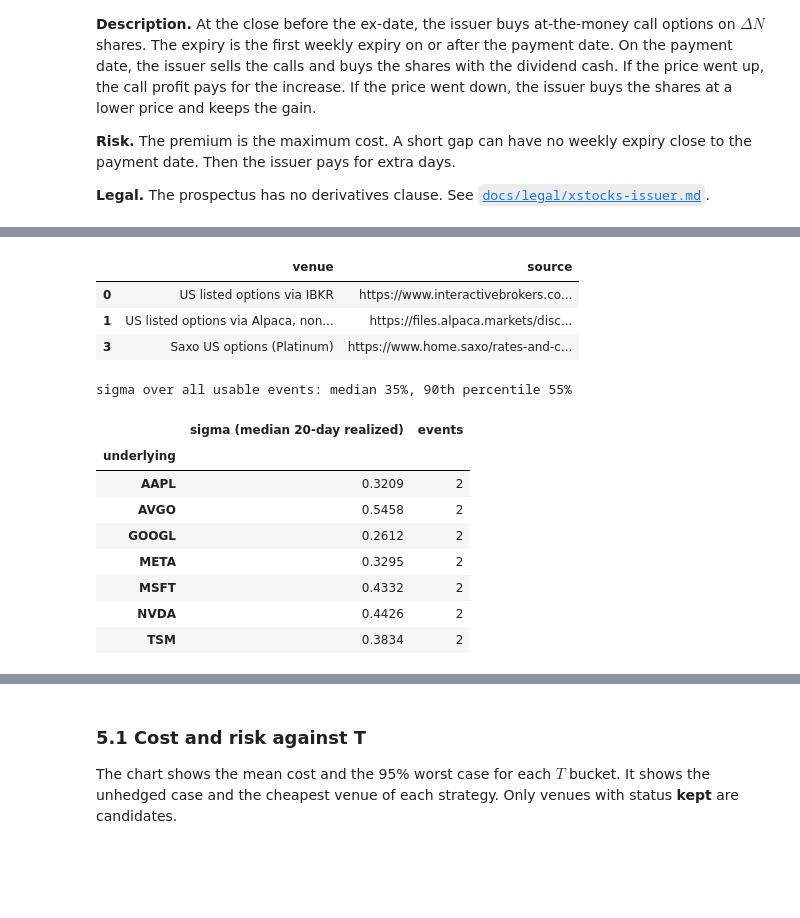
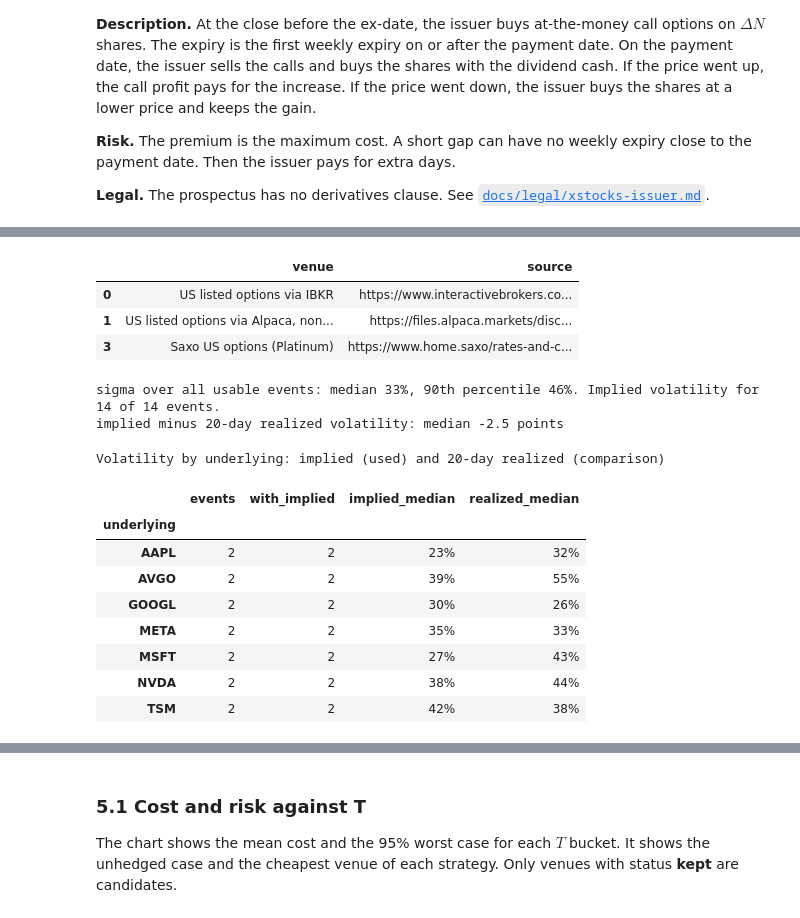
Before and after one commit to Robert29000/xstocks-hedge-research, a Jupyter notebook: hedge_research.ipynb, the cells around one changed output, grey strips where cells are left out. Cells and saved outputs as stored; diff of their text form; code cells hidden in the pictures; blank space fills up the shorter version.

```diff
--- a/hedge_research.ipynb
+++ b/hedge_research.ipynb
@@ -454,47 +553,56 @@ venues_c = pd.DataFrame([
     dict(venue="US listed options via Alpaca, non-retail", status="kept", fee_contract_side=0.40 + 0.025 + 0.015, contract_shares=100,
          check="CONFIRMED", note="non-retail tier 0.40 (up to 5k contracts a month) + OCC 0.025 + ORF 0.015.",
          legal="docs/legal/venues/alpaca.md", source="https://files.alpaca.markets/disclosures/library/BrokFeeSched.pdf"),
     dict(venue="CME E-mini S&P 500 options via IBKR (SPYx only)", status="kept", fee_contract_side=0.85 + 0.55, contract_shares=500,
          check="ASSUMPTION", note="IBKR 0.85 CONFIRMED. Exchange fee 0.55 ASSUMPTION. Daily expiries.",
          legal="docs/legal/venues/cme.md", source="https://www.cmegroup.com/trading/equity-index/files/es-options-product-codes-and-listing-calendar.pdf"),
     dict(venue="Saxo US options (Platinum)", status="excluded", fee_contract_side=1.00, contract_shares=100,
          check="CONFIRMED", note="exchange fees not included.",
          legal="docs/legal/venues/saxo.md", source="https://www.home.saxo/rates-and-conditions/listed-options/commissions"),
 ])
 
 def fee_fraction_c(v, price=S_REF):
     "Round-trip option fees (buy, then sell) as a fraction of the hedged notional."
     return 2 * v["fee_contract_side"] / (v["contract_shares"] * price)
 
 venues_c["f_C_bps_at_S_REF"] = venues_c.apply(fee_fraction_c, axis=1) * 1e4
 venues_c_other = venues_c[venues_c["check"] != "CONFIRMED"]
 venues_c = venues_c[venues_c["check"] == "CONFIRMED"]
 display(venues_c[["venue", "status", "fee_contract_side", "contract_shares", "f_C_bps_at_S_REF", "note"]])
 display(venues_c[["venue", "source"]])
 
-vol_table = (usable.groupby("underlying")["vol_20d"].median().rename("sigma (median 20-day realized)")
-             .to_frame().join(usable.groupby("underlying").size().rename("events")))
-print(f"sigma over all usable events: median {usable['vol_20d'].median():.0%}, 90th percentile {usable['vol_20d'].quantile(.9):.0%}")
-display(vol_table)
+# sigma: implied volatility at the close before the ex-date. Fallback: 20-day realized volatility.
+usable["sigma"] = usable["iv_open"].fillna(usable["vol_20d"])
+usable["sigma_source"] = np.where(usable["iv_open"].notna(), "implied", "realized (no option price)")
+vol_table = (usable.groupby("underlying")
+             .agg(events=("sigma", "size"), with_implied=("iv_open", "count"),
+                  implied_median=("iv_open", "median"), realized_median=("vol_20d", "median")))
+print(f"sigma over all usable events: median {usable['sigma'].median():.0%}, 90th percentile {usable['sigma'].quantile(.9):.0%}.",
+      f"Implied volatility for {usable['iv_open'].notna().sum()} of {len(usable)} events.")
+print(f"implied minus 20-day realized volatility: median {(usable['iv_open'] - usable['vol_20d']).median() * 100:+.1f} points")
+display(vol_table.style.format({"implied_median": "{:.0%}", "realized_median": "{:.0%}"})
+        .set_caption("Volatility by underlying: implied (used) and 20-day realized (comparison)"))
 # %% [output]
 |  | venue | status | fee_contract_side | contract_shares | f_C_bps_at_S_REF | note |
 | 0 | US listed options via IBKR | kept | 0.6953 | 100 | 0.5562 | commission 0.65 + OCC 0.025 + CAT... |
 | 1 | US listed options via Alpaca, non... | kept | 0.44 | 100 | 0.352 | non-retail tier 0.40 (up to 5k co... |
 | 3 | Saxo US options (Platinum) | excluded | 1 | 100 | 0.8 | exchange fees not included. |
 |  | venue | source |
 | 0 | US listed options via IBKR | https://www.interactivebrokers.co... |
 | 1 | US listed options via Alpaca, non... | https://files.alpaca.markets/disc... |
 | 3 | Saxo US options (Platinum) | https://www.home.saxo/rates-and-c... |
-sigma over all usable events: median 35%, 90th percentile 55%
+sigma over all usable events: median 33%, 90th percentile 46%. Implied volatility for 14 of 14 events.
+implied minus 20-day realized volatility: median -2.5 points
+Volatility by underlying: implied (used) and 20-day realized (comparison)
-|  | sigma (median 20-day realized) | events |
-| underlying |  |  |
-| AAPL | 0.3209 | 2 |
-| AVGO | 0.5458 | 2 |
-| GOOGL | 0.2612 | 2 |
-| META | 0.3295 | 2 |
-| MSFT | 0.4332 | 2 |
-| NVDA | 0.4426 | 2 |
-| TSM | 0.3834 | 2 |
+|  | events | with_implied | implied_median | realized_median |
+| underlying |  |  |  |  |
+| AAPL | 2 | 2 | 23% | 32% |
+| AVGO | 2 | 2 | 39% | 55% |
+| GOOGL | 2 | 2 | 30% | 26% |
+| META | 2 | 2 | 35% | 33% |
+| MSFT | 2 | 2 | 27% | 43% |
+| NVDA | 2 | 2 | 38% | 44% |
+| TSM | 2 | 2 | 42% | 38% |
 # %% [markdown]
 **Notes for strategy C.**
 
```
Also changed, not shown: parts of 21 cells of this notebook, 14 other files.
